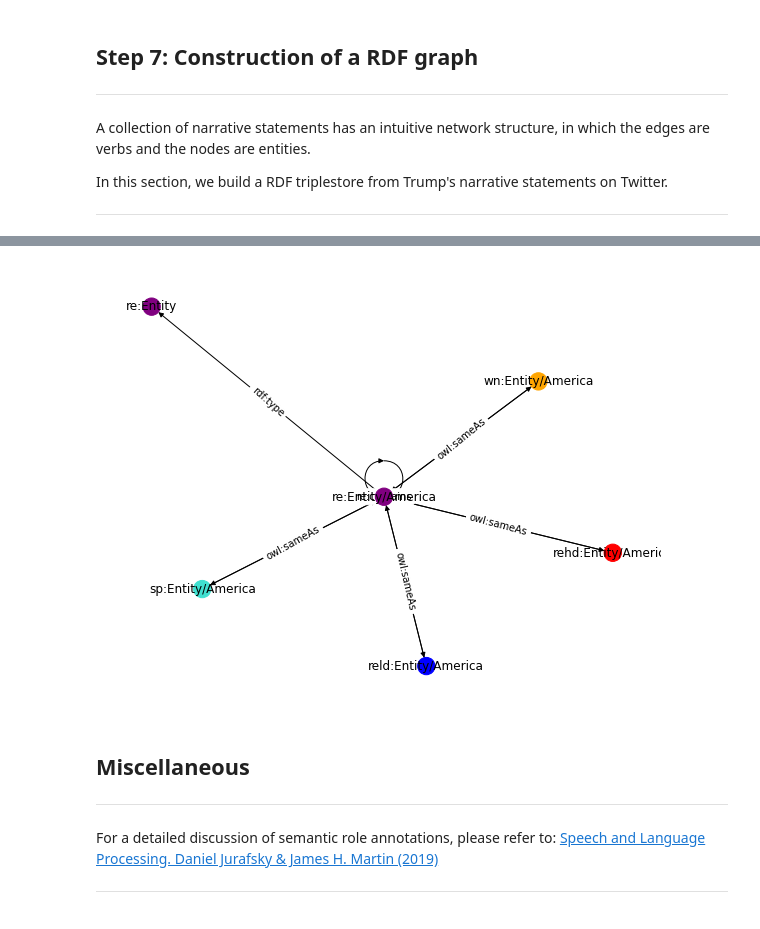
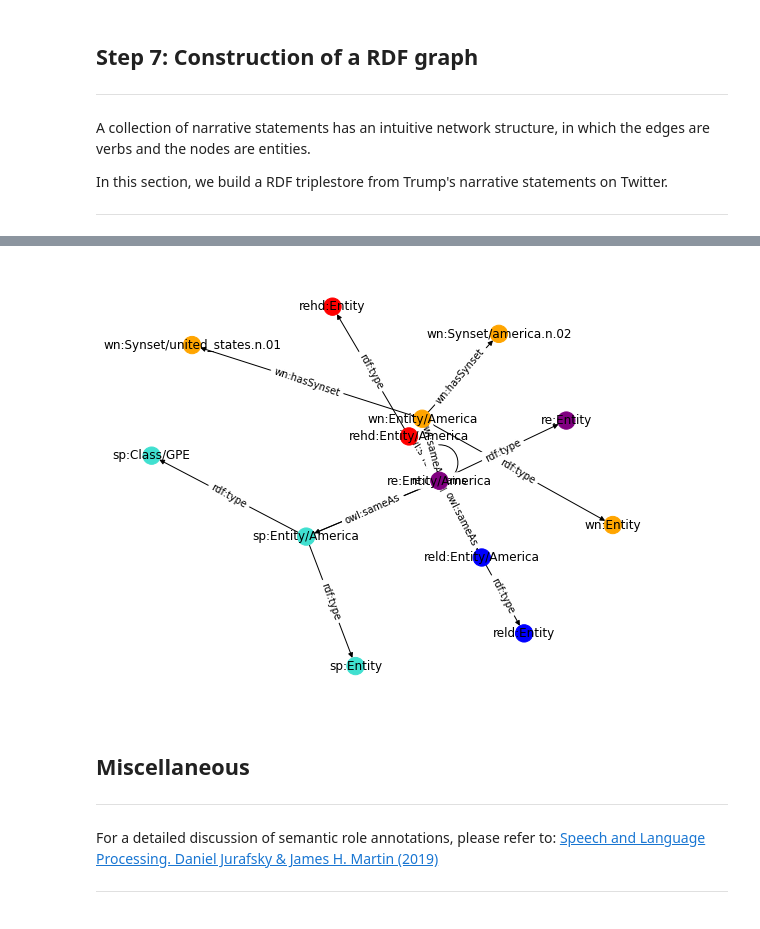
Before and after one commit to florian-abeillon/relatio, a Jupyter notebook: tutorial/tutorial.ipynb, the cells around one changed output, grey strips where cells are left out. Saved outputs shown, nothing was run; the diff lists cells and outputs as text; code cells hidden in the pictures.

Commit message:
Improved visualization example in notebook

```diff
--- a/tutorial/tutorial.ipynb
+++ b/tutorial/tutorial.ipynb
@@ -638,10 +638,6 @@ A collection of narrative statements has an intuitive network structure, in whic
 In this section, we build a RDF triplestore from Trump's narrative statements on Twitter.
 
 ----------------------------
-# %%
-import pandas as pd
-path = '../../complete_narratives.csv'
-complete_narratives = pd.read_csv(path)
 # %%
 from relatio.triplestore import build_triplestore
 
@@ -708,9 +736,9 @@ triples
 # %%
 from relatio.triplestore import plot_graph
 
-plot_graph(res)
+plot_graph(triples)
 # %% [output]
-[figure, old version]
+[figure, new version]
 # %% [markdown]
 ## Miscellaneous
 
```
Also changed, not shown: parts of 2 cells of this notebook, 2 other files.
